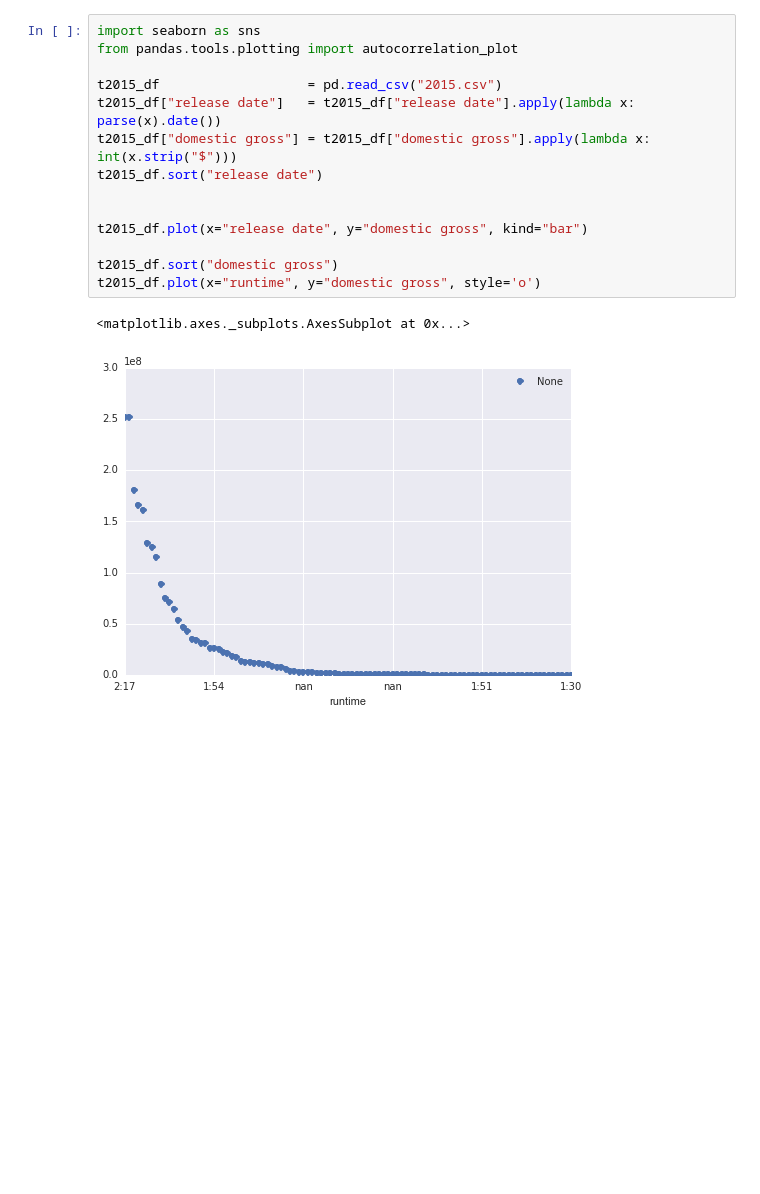
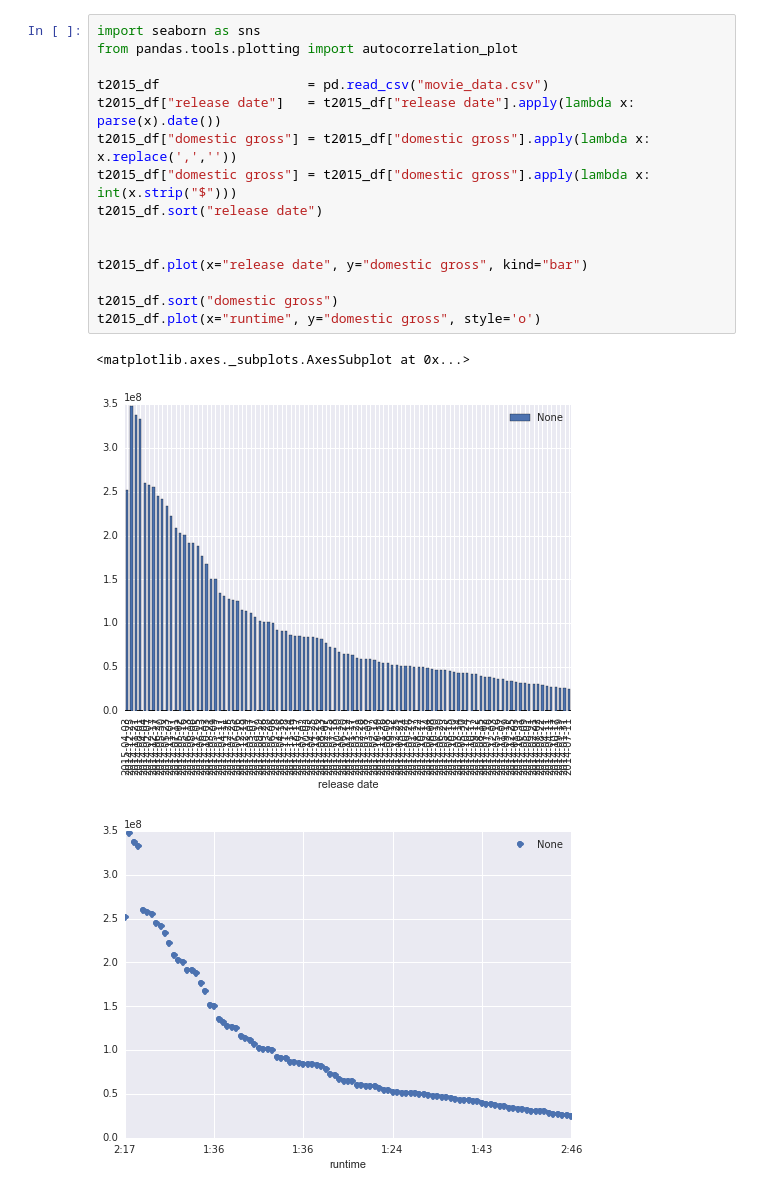
Before and after one commit to smitfire/luther, a Jupyter notebook: pandas_challenges.ipynb, the cells around one changed output. Drawn from its saved outputs; the diff is of its cells as text; blank space fills up the shorter version.

```diff
--- a/pandas_challenges.ipynb
+++ b/pandas_challenges.ipynb
@@ -34,17 +34,19 @@ Freq: D, dtype: float64
 # %%
 import seaborn as sns
 from pandas.tools.plotting import autocorrelation_plot
 
-t2015_df                   = pd.read_csv("2015.csv")
+t2015_df                   = pd.read_csv("movie_data.csv")
 t2015_df["release date"]   = t2015_df["release date"].apply(lambda x: parse(x).date())
+t2015_df["domestic gross"] = t2015_df["domestic gross"].apply(lambda x: x.replace(',',''))
 t2015_df["domestic gross"] = t2015_df["domestic gross"].apply(lambda x: int(x.strip("$")))
 t2015_df.sort("release date")
 
 
 t2015_df.plot(x="release date", y="domestic gross", kind="bar")
 
 t2015_df.sort("domestic gross")
 t2015_df.plot(x="runtime", y="domestic gross", style='o')
 # %% [output]
 <matplotlib.axes._subplots.AxesSubplot at 0x...>
-[figure, old version]
+[figure, new version]
+[figure, added]
```
Also changed, not shown: parts of 3 cells of this notebook.
